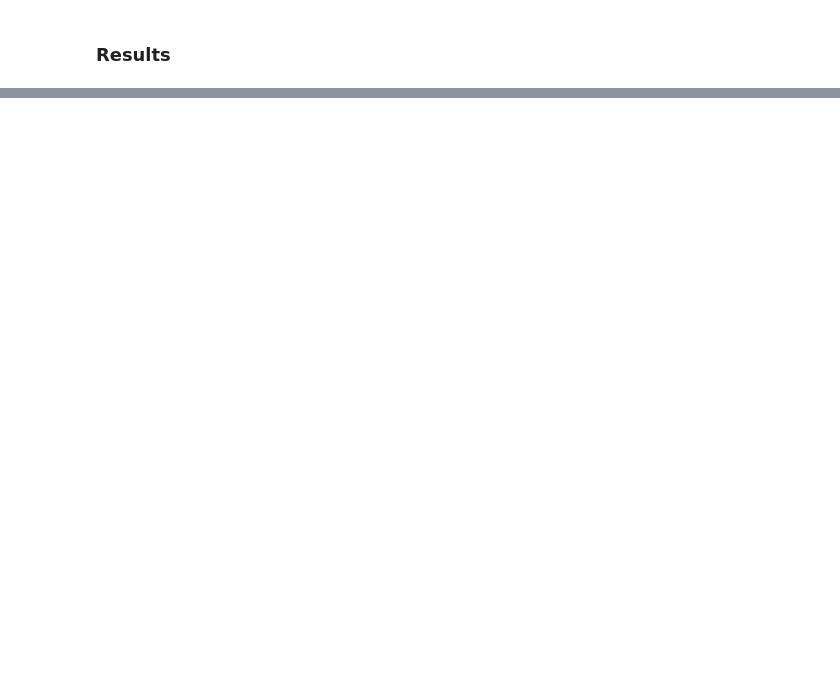
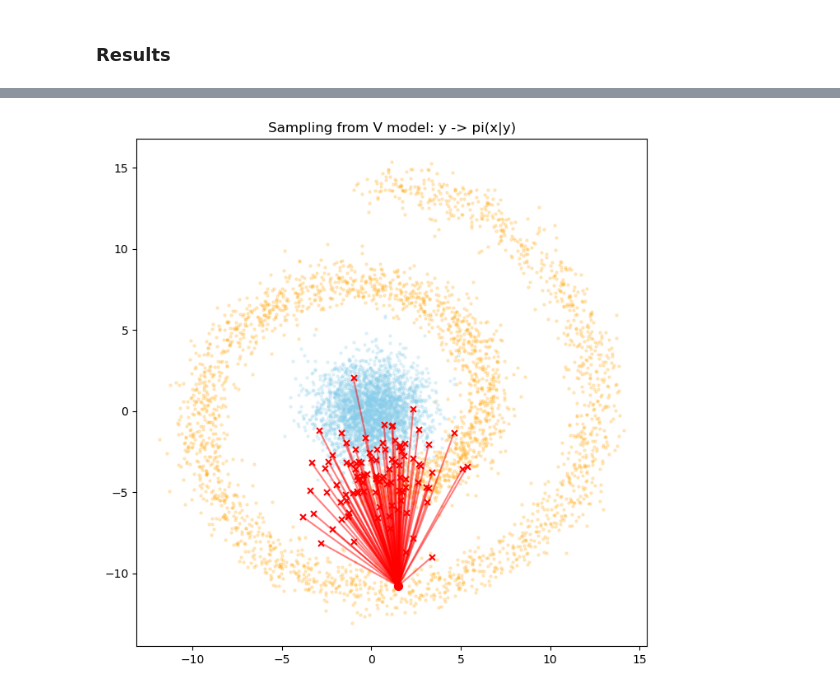
Before and after one commit to shredder67/energy-guided-ot, a Jupyter notebook: Energy_guided_EOT.ipynb, the cells around one changed output, grey strips where cells are left out. Cells and saved outputs as stored; diff of their text form; code cells hidden in the pictures; blank space fills up the shorter version.

```diff
--- a/Energy_guided_EOT.ipynb
+++ b/Energy_guided_EOT.ipynb
@@ -343,2 +354,40 @@ plt.show()
 # %% [markdown]
 ### Results
+# %%
+def sample_from_model(model, x_start, n_samples, num_steps, step_size):
+    x_start = torch.broadcast_to(x_start, (n_samples, 2))
+    y_sampled = langevin_sampling(model, n_samples, CostWrapper(x_start), num_steps, step_size)
+    return y_sampled
+
+
+def visualize_sampling(model, dataset1, dataset2, samples=100, swap_colors=False, scale_axis=False, title="Sampling from model"):
+    x_start = dataset1.sample(1)
+    y_sampled = sample_from_model(model, x_start, samples, N_STEPS, STEP_SIZE)
+
+    x_start = x_start.cpu().detach().numpy()
+    y_sampled = y_sampled.cpu().detach().numpy()
+
+    c1, c2 = ('skyblue', 'orange') if not swap_colors else ('orange', 'skyblue')
+
+    plt.figure(figsize=(8, 8))
+    plt.scatter(dataset1.data[:, 0].cpu(), dataset1.data[:, 1].cpu(), c=c1, s=5, marker='o', alpha=0.2)
+    plt.scatter(dataset2.data[:, 0].cpu(), dataset2.data[:, 1].cpu(), c=c2, s=5, marker='o', alpha=0.2)
+
+    plt.scatter(x_start[:, 0], x_start[:, 1], c='red', s=50, marker='o')
+    plt.scatter(y_sampled[:, 0], y_sampled[:, 1], c='red', s=25, marker='x')
+
+    for i in range(len(y_sampled)):
+        plt.plot([x_start[0, 0], y_sampled[i, 0]], [x_start[0, 1], y_sampled[i, 1]], c='red', alpha=0.5)
+
+    if scale_axis:
+        # scale plt around sampled points
+        x_min = np.min(y_sampled[:, 0])
+        x_max = np.max(y_sampled[:, 0])
+        y_min = np.min(y_sampled[:, 1])
+        y_max = np.max(y_sampled[:, 1])
+
+        plt.xlim(x_min - 0.1*(x_max - x_min), x_max + 0.1*(x_max - x_min))
+        plt.ylim(y_min - 0.1*(y_max - y_min), y_max + 0.1*(y_max - y_min))
+
+    plt.title(title)
+    plt.show()
@@ -344,0 +398,4 @@ plt.show()
+# %%
+visualize_sampling(v_model, dataset_y, dataset_x, swap_colors=True, title="Sampling from V model: y -> pi(x|y)")
+# %% [output]
+[figure, added]
```
Also changed, not shown: parts of 8 cells of this notebook.
